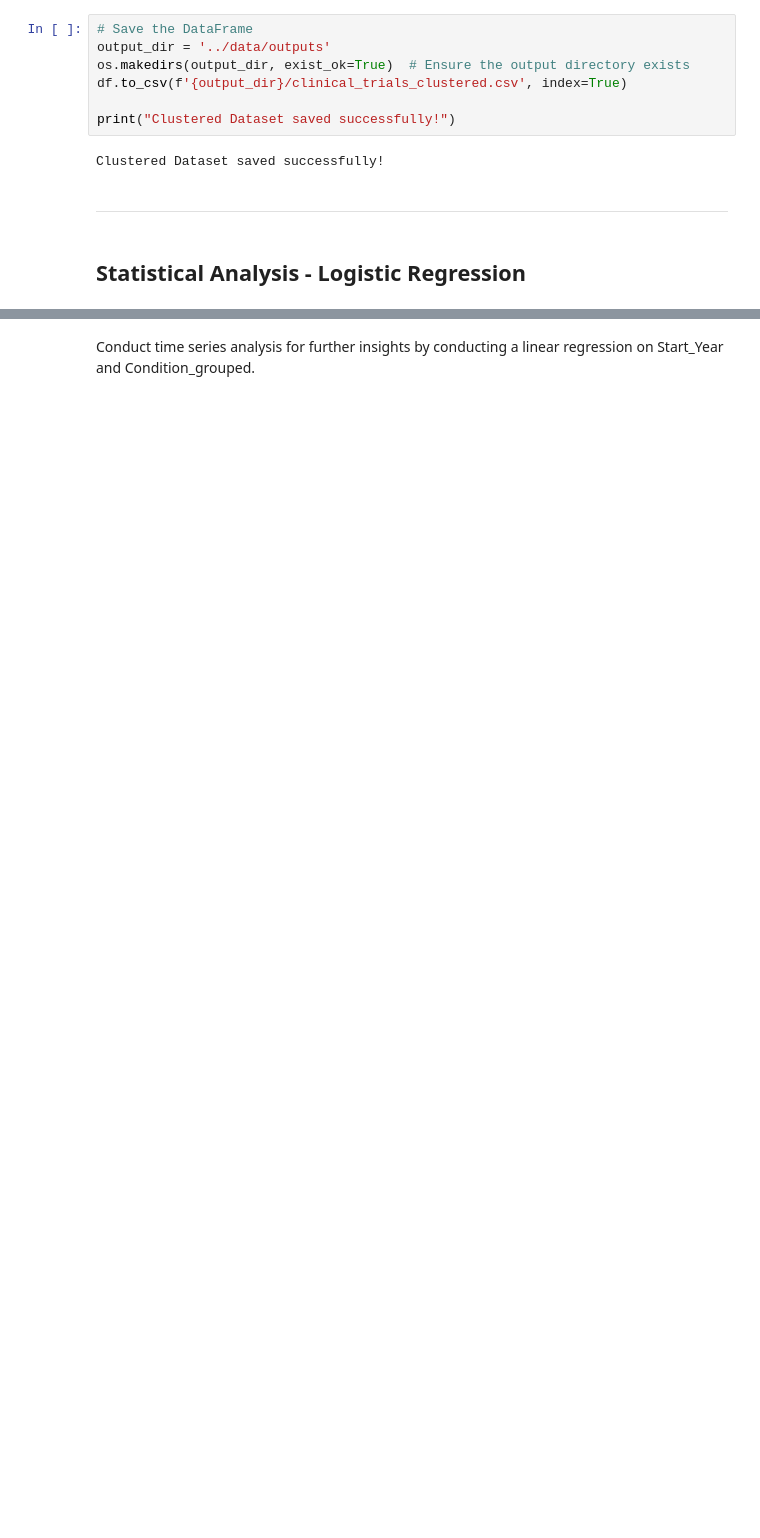
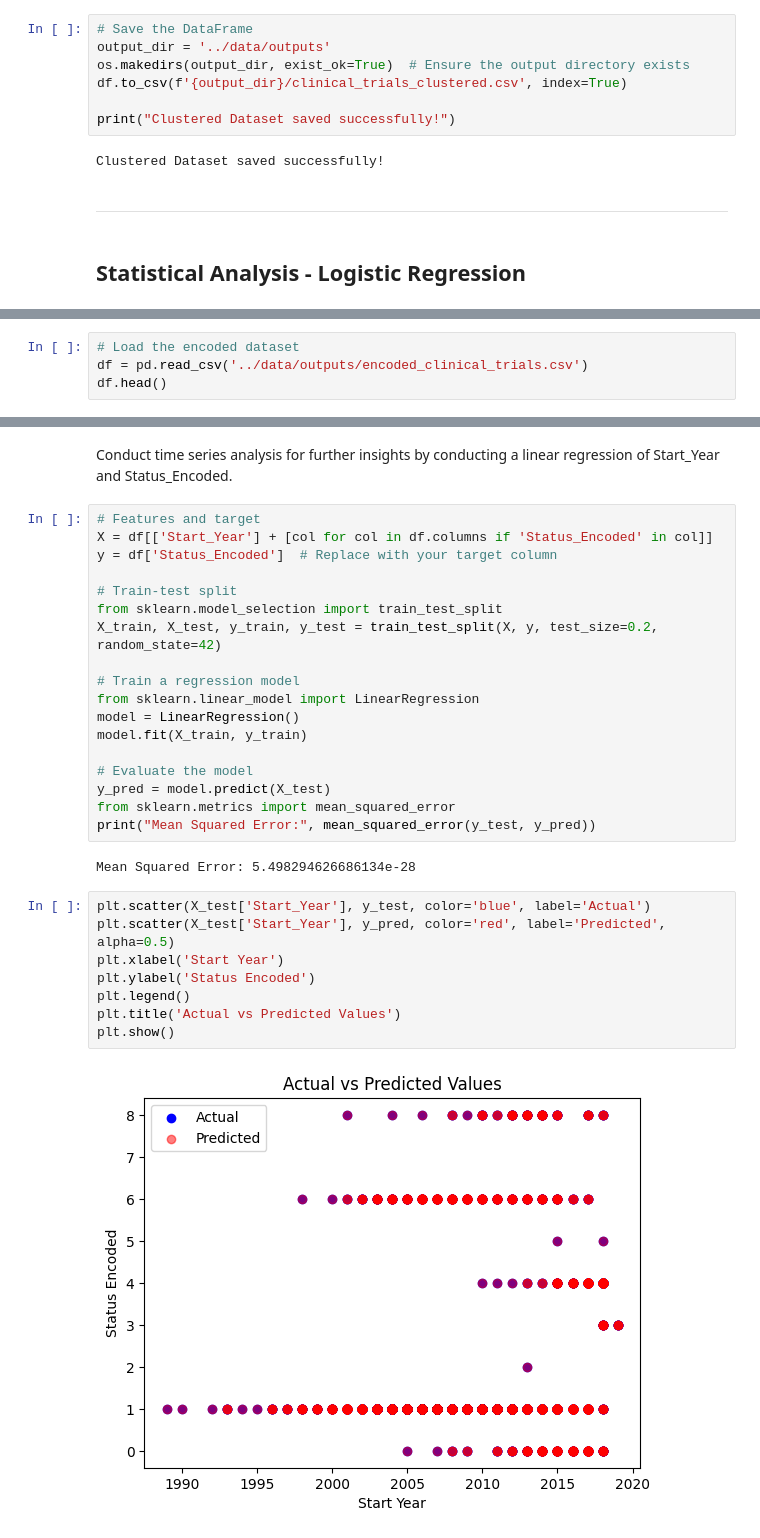
Before and after one commit to ksharpe-byte/clinical-trial-trends, a Jupyter notebook: jupyter_notebooks/hypothesis_testing.ipynb, the cells around one changed output, grey strips where cells are left out. Drawn from its saved outputs; the diff is of its cells as text; blank space fills up the shorter version.

Commit message:
Add visualisations to notebook for linear regression

```diff
--- a/jupyter_notebooks/hypothesis_testing.ipynb
+++ b/jupyter_notebooks/hypothesis_testing.ipynb
@@ -438,0 +468,4 @@ _________
+# %%
+# Load the encoded dataset
+df = pd.read_csv('../data/outputs/encoded_clinical_trials.csv')
+df.head()
@@ -439,2 +480,32 @@ _________
 # %% [markdown]
-Conduct time series analysis for further insights by conducting a linear regression on Start_Year and Condition_grouped.
+Conduct time series analysis for further insights by conducting a linear regression of Start_Year and Status_Encoded.
+# %%
+# Features and target
+X = df[['Start_Year'] + [col for col in df.columns if 'Status_Encoded' in col]]
+y = df['Status_Encoded']  # Replace with your target column
+
+# Train-test split
+from sklearn.model_selection import train_test_split
+X_train, X_test, y_train, y_test = train_test_split(X, y, test_size=0.2, random_state=42)
+
+# Train a regression model
+from sklearn.linear_model import LinearRegression
+model = LinearRegression()
+model.fit(X_train, y_train)
+
+# Evaluate the model
+y_pred = model.predict(X_test)
+from sklearn.metrics import mean_squared_error
+print("Mean Squared Error:", mean_squared_error(y_test, y_pred))
+# %% [output]
+Mean Squared Error: 5.498294626686134e-28
+# %%
+plt.scatter(X_test['Start_Year'], y_test, color='blue', label='Actual')
+plt.scatter(X_test['Start_Year'], y_pred, color='red', label='Predicted', alpha=0.5)
+plt.xlabel('Start Year')
+plt.ylabel('Status Encoded')
+plt.legend()
+plt.title('Actual vs Predicted Values')
+plt.show()
+# %% [output]
+[figure, added]
```
Also changed, not shown: parts of 5 cells of this notebook.
